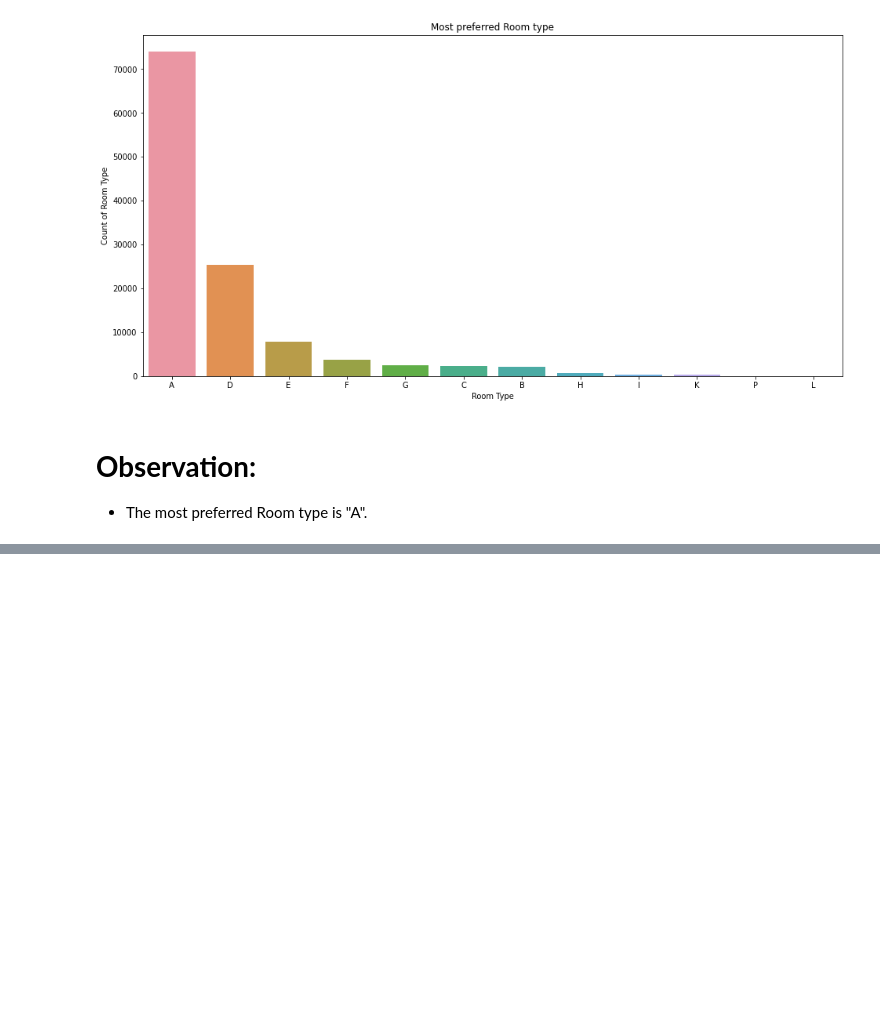
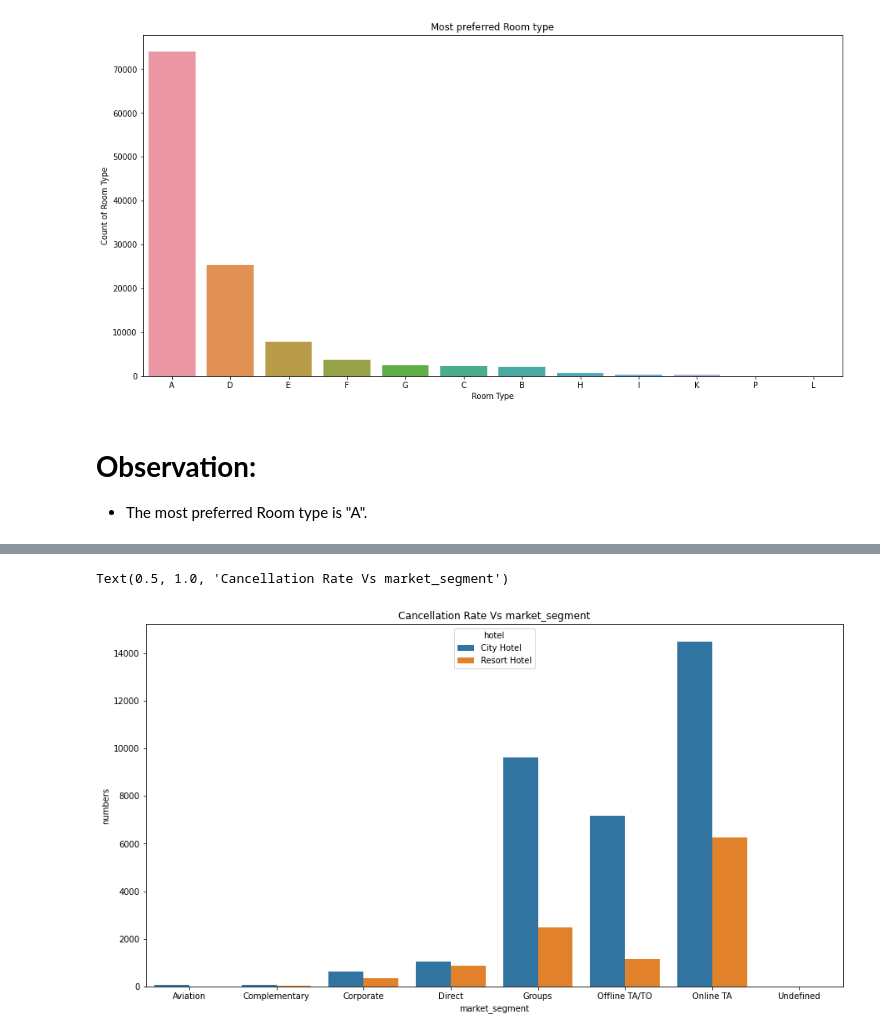
Before and after one commit to aman699/tesla-code, a Jupyter notebook: Hotel_Booking_Analysis(Team_colab)_Capstone_Project.ipynb, the cells around one changed output, grey strips where cells are left out. Drawn from its saved outputs; the diff is of its cells as text; code cells hidden in the pictures; blank space fills up the shorter version.

```diff
--- a/Hotel_Booking_Analysis(Team_colab)_Capstone_Project.ipynb
+++ b/Hotel_Booking_Analysis(Team_colab)_Capstone_Project.ipynb
@@ -344,0 +347,7 @@ Text(0.5, 1.0, 'Most preferred Room type')
+# %%
+# Defining market segment
+market_segment_df=df[df['is_canceled']==1]   # canceled=1
+market_segment_df
+market_segment_df=market_segment_df.groupby(['market_segment','hotel']).size().reset_index().rename(columns={0:'counts'})   # group by
+
+market_segment_df
@@ -344,0 +370,12 @@ Text(0.5, 1.0, 'Most preferred Room type')
+# %%
+#set plotsizde and plot barchart
+plt.figure(figsize=(15,8))
+sns.barplot(x='market_segment',y='counts',hue="hotel",data= market_segment_df)
+
+# set labels
+plt.xlabel('market_segment')
+plt.ylabel('numbers')
+plt.title('Cancellation Rate Vs market_segment')
+# %% [output]
+Text(0.5, 1.0, 'Cancellation Rate Vs market_segment')
+[figure, added]
```
Also changed, not shown: parts of 17 cells of this notebook.
